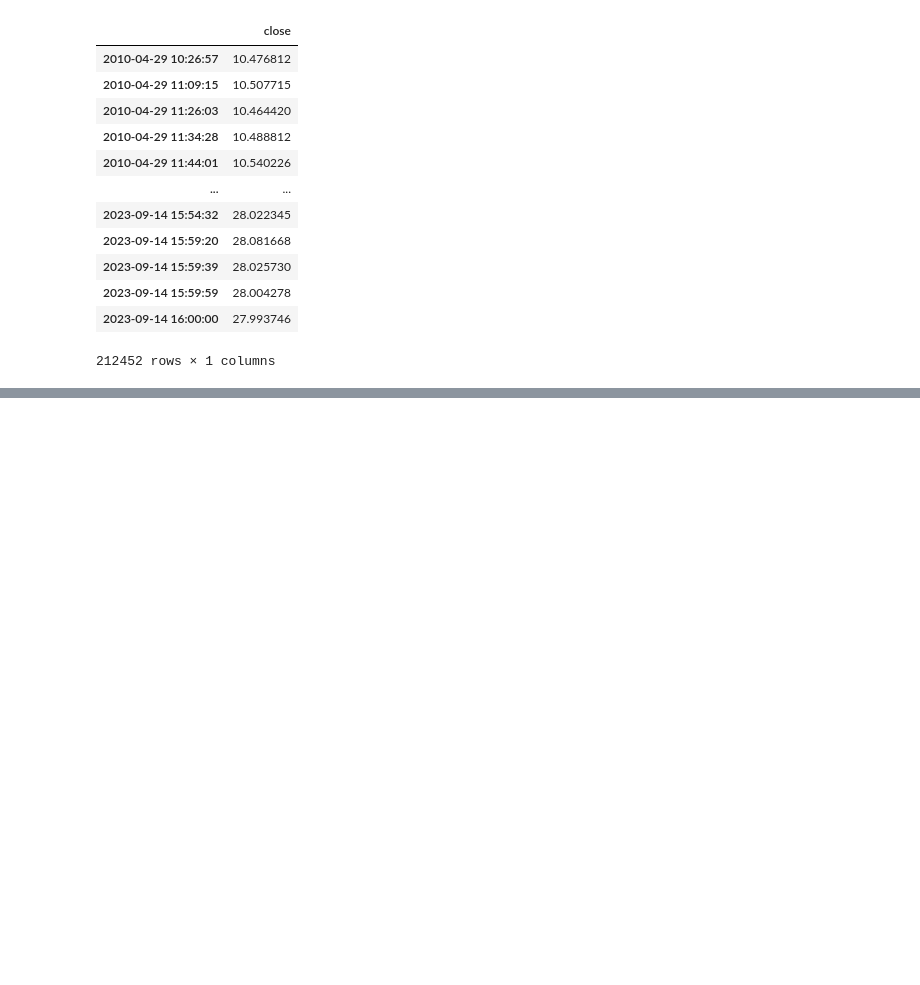
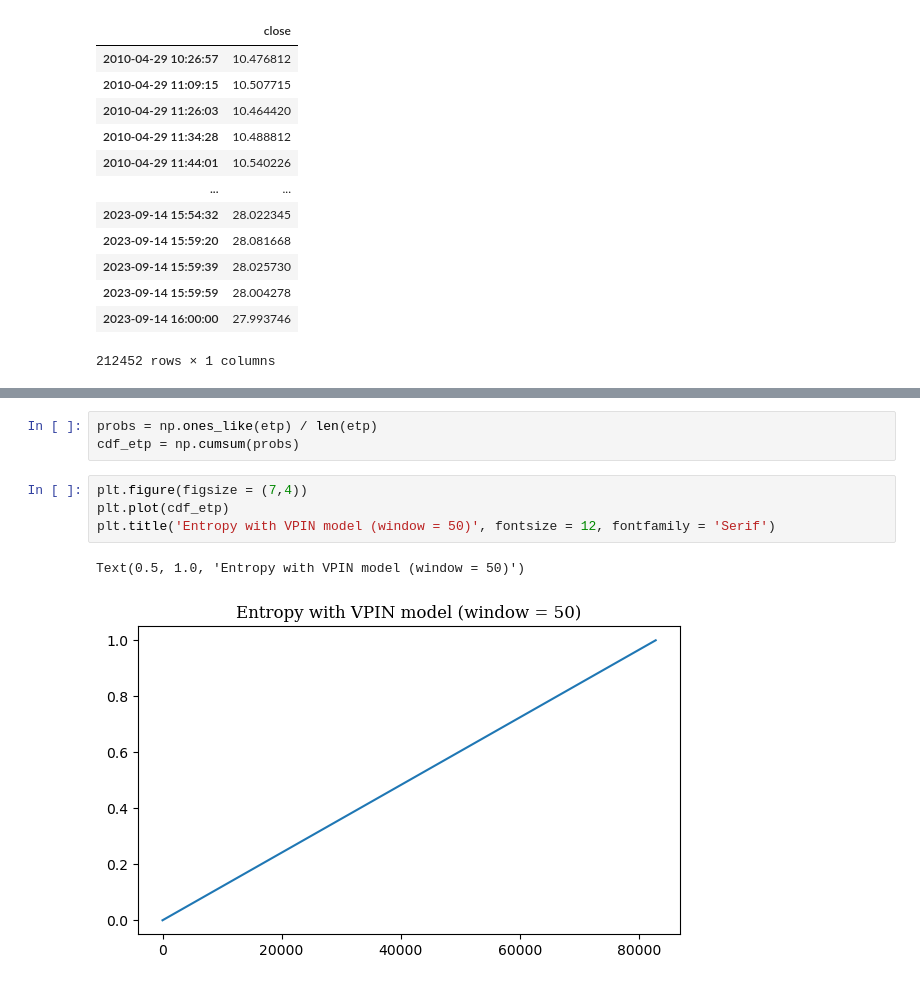
Before and after one commit to Tommylee1013/FinancialMachineLearning, a Jupyter notebook: Notes/Features/Entropy.ipynb, the cells around one changed output, grey strips where cells are left out. Cells and saved outputs as stored; diff of their text form; blank space fills up the shorter version.

```diff
--- a/Notes/Features/Entropy.ipynb
+++ b/Notes/Features/Entropy.ipynb
@@ -63,0 +161,10 @@ TypeError: ContinuousEntropy() takes no arguments
+# %%
+probs = np.ones_like(etp) / len(etp)
+cdf_etp = np.cumsum(probs)
+# %%
+plt.figure(figsize = (7,4))
+plt.plot(cdf_etp)
+plt.title('Entropy with VPIN model (window = 50)', fontsize = 12, fontfamily = 'Serif')
+# %% [output]
+Text(0.5, 1.0, 'Entropy with VPIN model (window = 50)')
+[figure, added]
```
Also changed, not shown: parts of 13 cells of this notebook, 8 other files.
